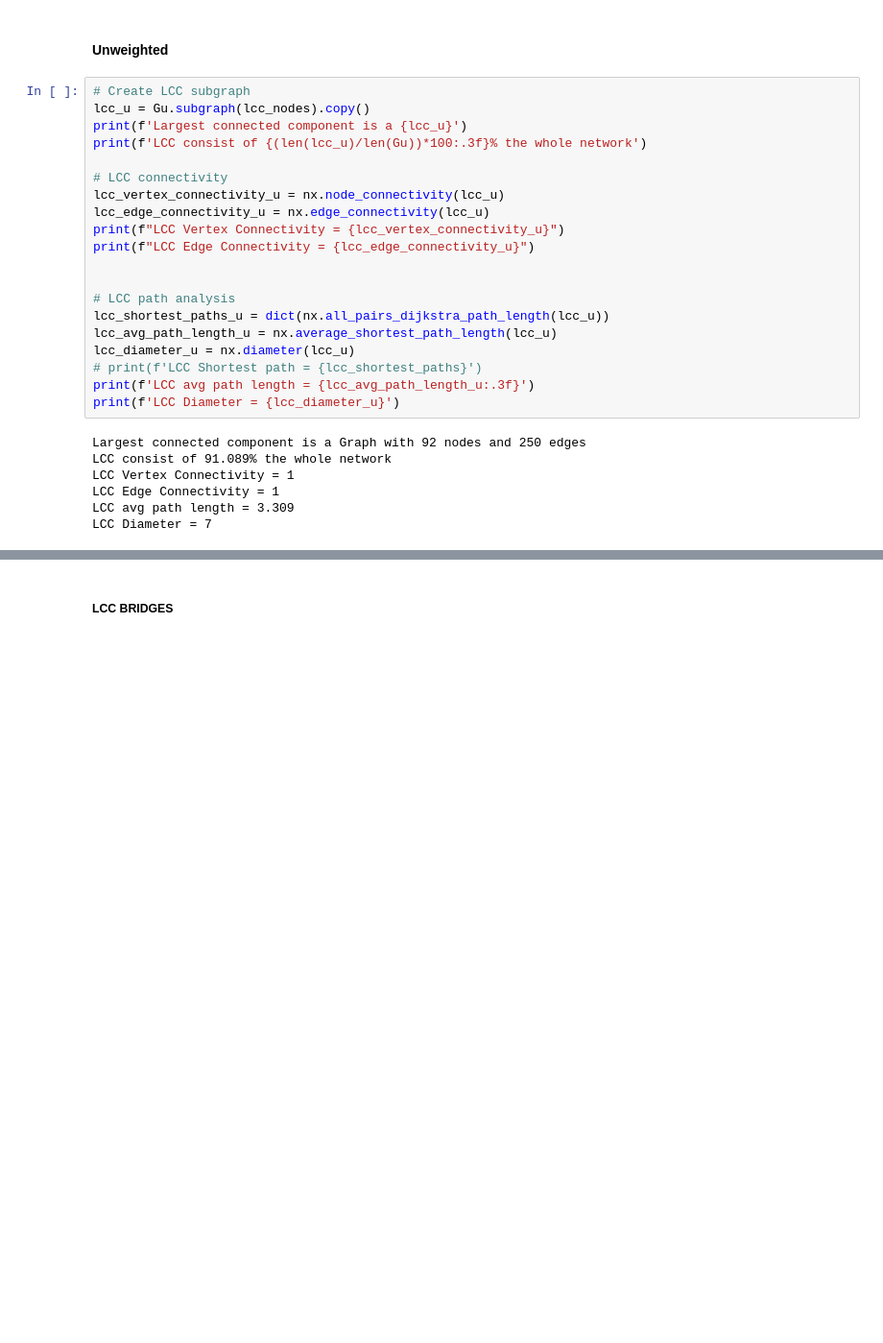
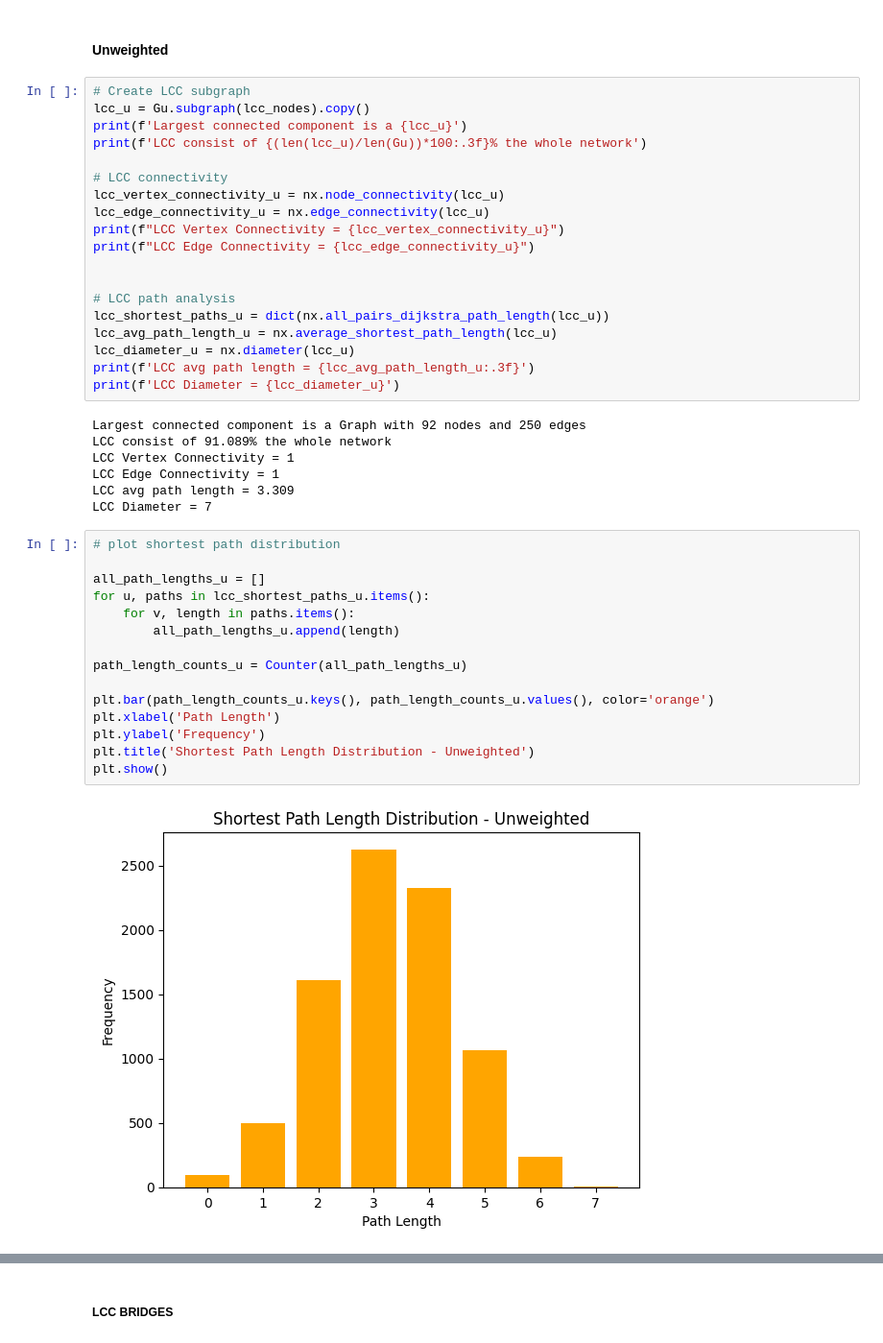
Before and after one commit to Enri98/mafia-network, a Jupyter notebook: project.ipynb, the cells around one changed output, grey strips where cells are left out. Shown at 96% size. Drawn from its saved outputs; the diff is of its cells as text; blank space fills up the shorter version.

```diff
--- a/project.ipynb
+++ b/project.ipynb
@@ -595,7 +621,6 @@ print(f"LCC Edge Connectivity = {lcc_edge_connectivity_u}")
 lcc_shortest_paths_u = dict(nx.all_pairs_dijkstra_path_length(lcc_u))
 lcc_avg_path_length_u = nx.average_shortest_path_length(lcc_u)
 lcc_diameter_u = nx.diameter(lcc_u)
-# print(f'LCC Shortest path = {lcc_shortest_paths}')
 print(f'LCC avg path length = {lcc_avg_path_length_u:.3f}')
 print(f'LCC Diameter = {lcc_diameter_u}')
 # %% [output]
@@ -605,3 +630,20 @@ LCC Vertex Connectivity = 1
 LCC Edge Connectivity = 1
 LCC avg path length = 3.309
 LCC Diameter = 7
+# %%
+# plot shortest path distribution
+
+all_path_lengths_u = []
+for u, paths in lcc_shortest_paths_u.items():
+    for v, length in paths.items():
+        all_path_lengths_u.append(length)
+
+path_length_counts_u = Counter(all_path_lengths_u)
+
+plt.bar(path_length_counts_u.keys(), path_length_counts_u.values(), color='orange')
+plt.xlabel('Path Length')
+plt.ylabel('Frequency')
+plt.title('Shortest Path Length Distribution - Unweighted')
+plt.show()
+# %% [output]
+[figure, added]
```
Also changed, not shown: parts of 12 cells of this notebook.
